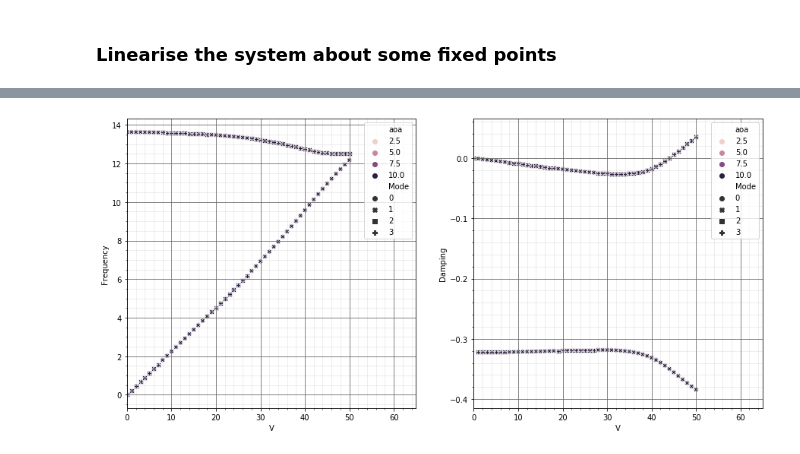
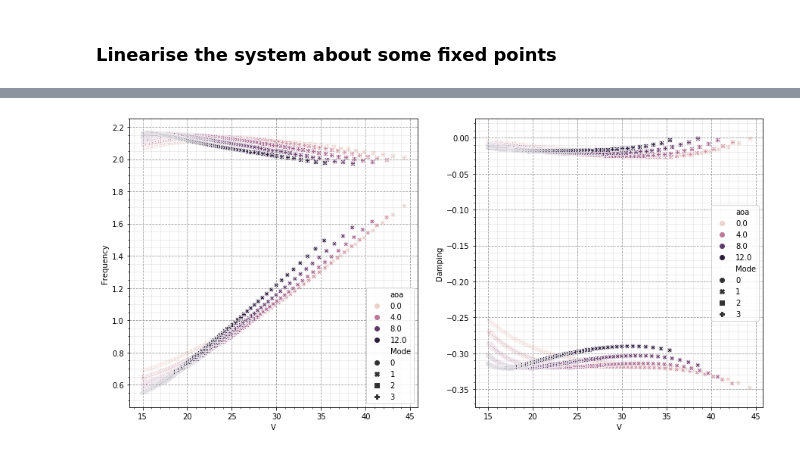
Before and after one commit to fh9g12/FwtModels, a Jupyter notebook: Workbooks/4_NLP-VS_aero_forces/5_lineariseTestCase.ipynb, the cells around one changed output, grey strips where cells are left out. Drawn from its saved outputs; the diff is of its cells as text; code cells hidden in the pictures.

```diff
--- a/Workbooks/4_NLP-VS_aero_forces/5_lineariseTestCase.ipynb
+++ b/Workbooks/4_NLP-VS_aero_forces/5_lineariseTestCase.ipynb
@@ -134,11 +123,24 @@ df['theta'].iloc[0]
 # %%
 # create complete EoM
-EoM = sm.X.subs({sm.F[0]:AeroForces.Q[0],sm.F[1]:AeroForces.Q[1]})
+
+func = dof2.LinearEoM_func(sm,p,AeroForces,ignore=[p.V,p.alpha_r])
+#EoM = sm.X.subs({sm.F[0]:AeroForces.Q[0],sm.F[1]:AeroForces.Q[1]})
 
 # sub all in but velocity
-tup = p.GetTuple(ignore=['V','alpha_r'])
-eqs = sym.simplify(EoM.subs({v:v.value for v in tup}))
+#tup = p.GetTuple(ignore=['V','alpha_r'])
+#eqs = sym.simplify(EoM.subs({v:v.value for v in tup}))
 
 #calculate the jacobian
-jac = eqs.jacobian(p.x)
+#jac = eqs.jacobian(p.x)
+
+# function to linearise jacobian
+#lp = sym.Matrix(sym.symbols('lp:4'))
+
+#jac_f = dof2.msub(jac,p.q[0],lp[0],2)
+#jac_f = dof2.msub(jac_f,p.q[1],lp[2],2)
+
+#jac_f = dof2.msub(jac_f,p.qd[0],lp[1],1)
+#jac_f = dof2.msub(jac_f,p.qd[1],lp[3],1)
+
+#func = sym.lambdify((p.V,p.alpha_r,lp),jac_f)
 # %%
@@ -197,18 +178,16 @@ my_func = sym.lambdify((p.V,p.alpha_r),jac_f.simplify())
 # %%
 #data = flutdf[(flutdf['aoa']==5) & (flutdf['Damping']<0)]
-data = flutdf[(flutdf['Damping']<0)]
-data = flutdf
+data = flutdfv2[(flutdfv2['Damping']<0)]
+#data = flutdfv2
 fig, axes = plt.subplots(1,2,figsize=(15,7))
 
 
 sns.scatterplot(data=data,x='V',y='Frequency',hue='aoa',style='Mode',ax=axes[0])
 sns.scatterplot(data=data,x='V',y='Damping',hue='aoa',style='Mode',ax=axes[1])
-
 for i in [0,1]:
-    axes[i].set(xlim=(0,80))
-    axes[i].grid(b=True, which='major', color='#666666', linestyle='-')
+    #axes[i].set(xlim=(0,80))
+    axes[i].grid(b=True, which='major', color='#999999', linestyle='--')
     axes[i].minorticks_on()
     axes[i].grid(b=True, which='minor', color='#999999', linestyle='-', alpha=0.2)
-    axes[i].set(xlim=(0,65))
 # %% [output]
-[figure, old version]
+[figure, new version]
```
Also changed, not shown: parts of 15 cells of this notebook, 3 other files.
